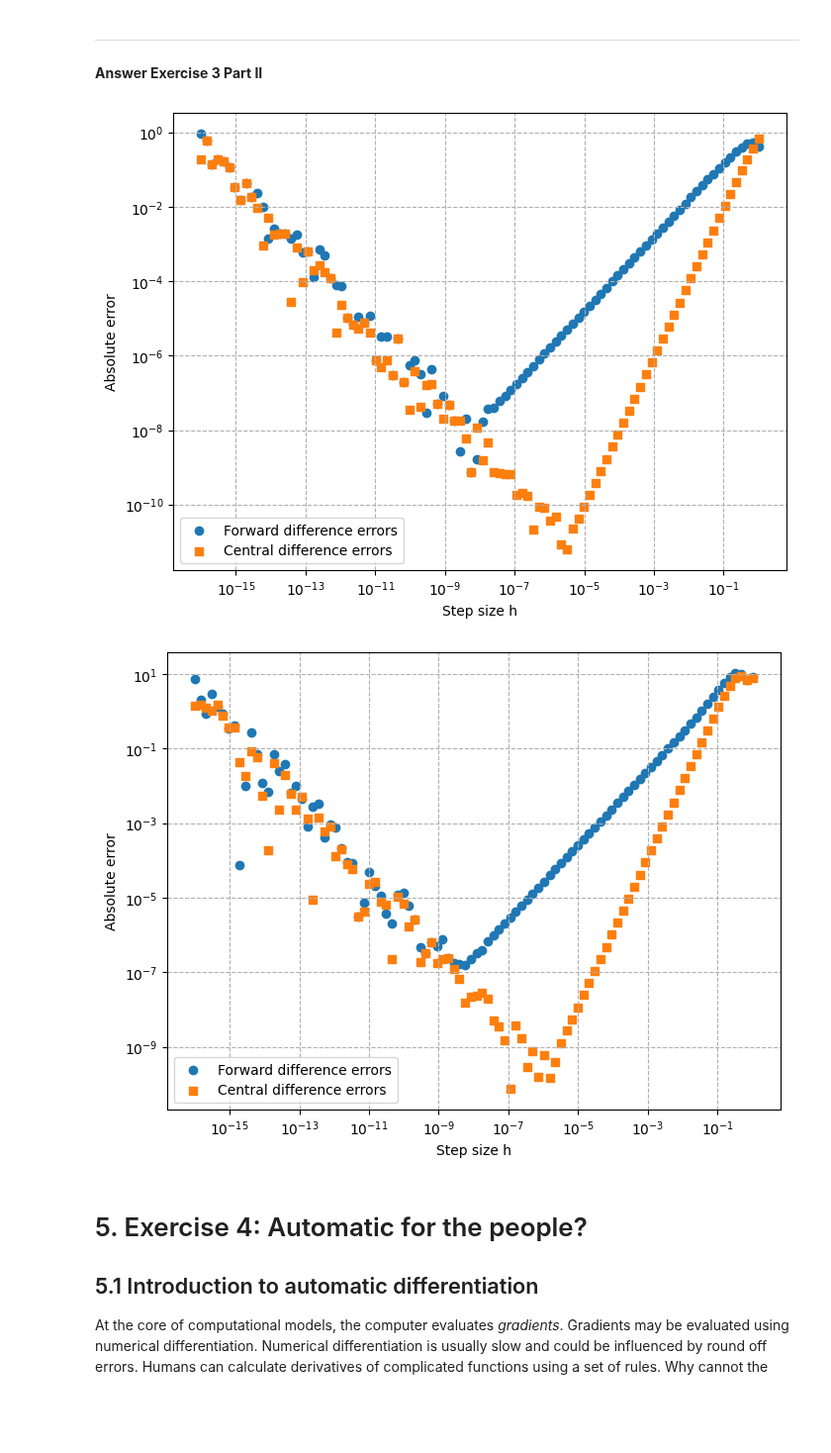
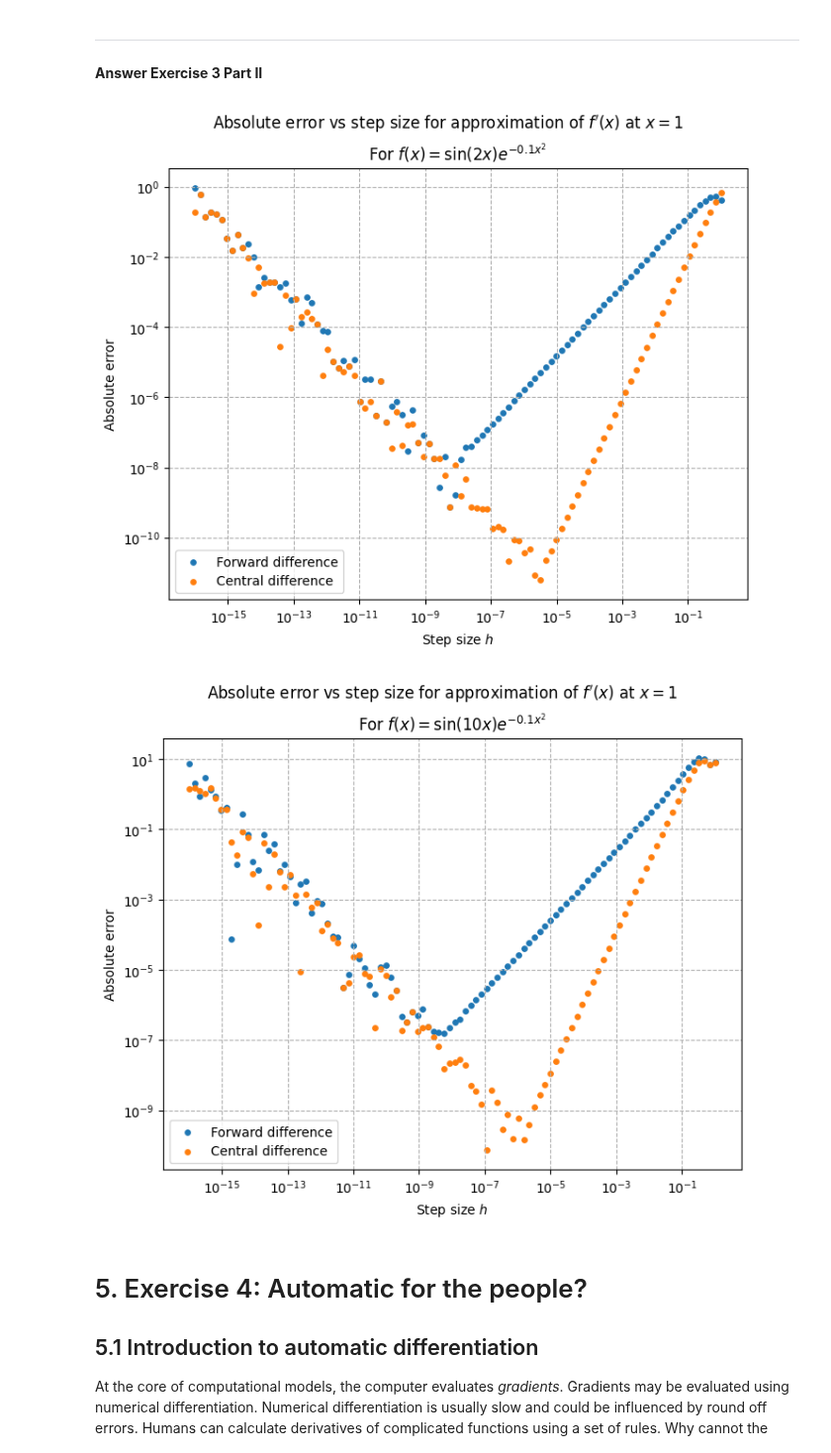
Before and after one commit to MalleBallen/Torgrim-og-Malvin-Gruppeprosjekt, a Jupyter notebook: project1.ipynb, the cells around one changed output. Shown at 99% size. Cells and saved outputs as stored; diff of their text form; code cells hidden in the pictures; blank space fills up the shorter version.

```diff
--- a/project1.ipynb
+++ b/project1.ipynb
@@ -772,11 +790,6 @@ Hint: You should re-use the first two functions when making the third one.
 **Answer Exercise 3 Part II**
 # %%
 # Full class here
-
-# Importing required libraries
-import numpy as np
-import matplotlib.pyplot as plt
-
 # Defining class (re-using example and adding extra functions)
 
 class FancyWavePacket:
@@ -798,48 +811,41 @@ class FancyWavePacket:
         h, x = check_f_h(self,h,x)
         return(self(x+h)-self(x-h))/(2*h)
 
     """To find the absolute error of the two finite difference approximations of f'(x),
     we use the analyctic derivatie: 𝑓′(𝑥)=𝑏cos(𝑏𝑥)⋅𝑒−𝑎𝑥2−2𝑎𝑥sin(𝑏𝑥)⋅𝑒−𝑎𝑥2"""
 
     # class to return analyctic derivative (absolute error)
     def exact_derivative(self,x):
         e = np.exp(-self.a*x*x)
         return e*(self.b*np.cos(self.b*x)-2*self.a*x*np.sin(self.b*x))
 
     # class to create absolute error vs exact
-    def error_plots(self,x):
-        h_values = np.logspace(-16, 0 ,100) #build array with step sizes
+    def error_plots(self,x,num_h=100):
+        h_values = np.logspace(-16, 0 ,num_h) #build array with step sizes
 
         forward_errors = []
         central_errors = []
         exact = self.exact_derivative(x) # computes analyctic reference
 
         # calculating errors
 
         forward_errors = abs(self.forward_diff(x,h_values)-exact)
         central_errors = abs(self.central_diff(x,h_values)-exact)
 
-        # creating scatter plots
-        plt.figure(figsize=(8,6))
-        plt.scatter(h_values, forward_errors, marker='o', label = "Forward difference errors")
-        plt.scatter(h_values, central_errors, marker='s', label = "Central difference errors")
-        plt.xscale("log")
-        plt.yscale("log")
-        plt.xlabel("Step size h")
-        plt.ylabel("Absolute error")
-        plt.legend()
-        plt.grid(True,which="both",ls="--")
-        plt.show()
+        # plotting errors with an undertitle
+
+        plot_errors_hfcx(h_values, forward_errors, central_errors, x,title="For " + title_text(self.a, self.b)) #Defined earlier for plotting.
+
 
 # showing plots for 2 sets of values at point x
 WP1 = FancyWavePacket(0.1, 2)
 WP1.error_plots(x=1)
 
 WP2 = FancyWavePacket(0.1, 10)
 WP2.error_plots(x=1)
 # %% [output]
-[figure, old version]
+[figure, new version]
-[figure, old version]
+[figure, new version]
 # %% [markdown]
 # 5. Exercise 4: Automatic for the people?
 <div id="exer:autoder"></div>
```
Also changed, not shown: parts of 5 cells of this notebook.
